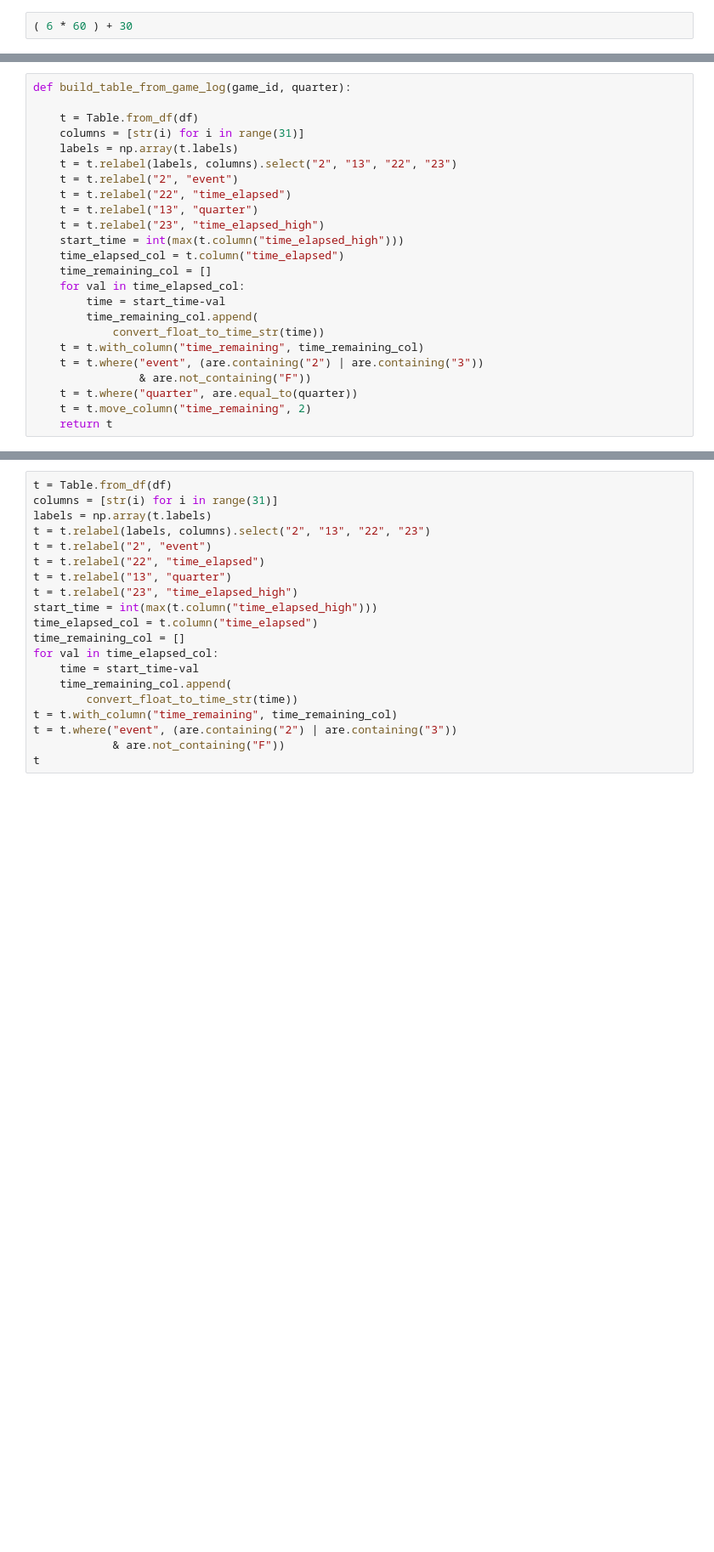
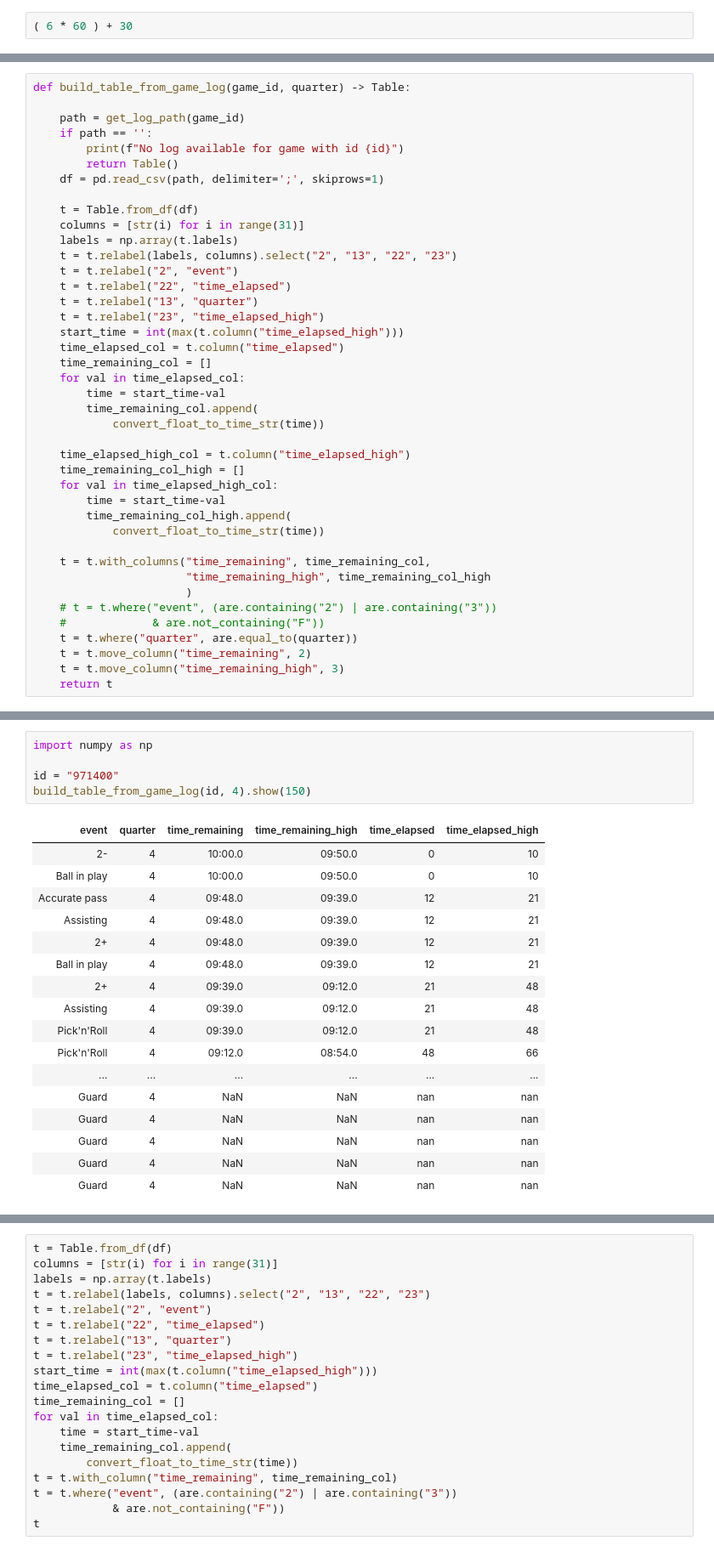
Before and after one commit to leharris3/nba-positions-videos-dataset, a Jupyter notebook: _.ipynb, the cells around one changed output, grey strips where cells are left out. Shown: that part at 85% size. Drawn from its saved outputs; the diff is of its cells as text; blank space fills up the shorter version.

```diff
--- a/_.ipynb
+++ b/_.ipynb
@@ -118,5 +120,11 @@ df = pd.read_csv(path, delimiter=';', skiprows=1)
 # %%
-def build_table_from_game_log(game_id, quarter):
+def build_table_from_game_log(game_id, quarter) -> Table:
+
+    path = get_log_path(game_id)
+    if path == '':
+        print(f"No log available for game with id {id}")
+        return Table()
+    df = pd.read_csv(path, delimiter=';', skiprows=1)
 
     t = Table.from_df(df)
     columns = [str(i) for i in range(31)]
@@ -133,9 +141,20 @@ def build_table_from_game_log(game_id, quarter):
         time = start_time-val
         time_remaining_col.append(
             convert_float_to_time_str(time))
-    t = t.with_column("time_remaining", time_remaining_col)
-    t = t.where("event", (are.containing("2") | are.containing("3"))
-                & are.not_containing("F"))
+
+    time_elapsed_high_col = t.column("time_elapsed_high")
+    time_remaining_col_high = []
+    for val in time_elapsed_high_col:
+        time = start_time-val
+        time_remaining_col_high.append(
+            convert_float_to_time_str(time))
+
+    t = t.with_columns("time_remaining", time_remaining_col,
+                       "time_remaining_high", time_remaining_col_high
+                       )
+    # t = t.where("event", (are.containing("2") | are.containing("3"))
+    #             & are.not_containing("F"))
     t = t.where("quarter", are.equal_to(quarter))
     t = t.move_column("time_remaining", 2)
+    t = t.move_column("time_remaining_high", 3)
     return t
@@ -157,0 +161,23 @@ build_table_from_game_log(id, 3)
+# %%
+import numpy as np
+
+id = "971400"
+build_table_from_game_log(id, 4).show(150)
+# %% [output]
+| event | quarter | time_remaining | time_remaining_high | time_elapsed | time_elapsed_high |
+| 2- | 4 | 10:00.0 | 09:50.0 | 0 | 10 |
+| Ball in play | 4 | 10:00.0 | 09:50.0 | 0 | 10 |
+| Accurate pass | 4 | 09:48.0 | 09:39.0 | 12 | 21 |
+| Assisting | 4 | 09:48.0 | 09:39.0 | 12 | 21 |
+| 2+ | 4 | 09:48.0 | 09:39.0 | 12 | 21 |
+| Ball in play | 4 | 09:48.0 | 09:39.0 | 12 | 21 |
+| 2+ | 4 | 09:39.0 | 09:12.0 | 21 | 48 |
+| Assisting | 4 | 09:39.0 | 09:12.0 | 21 | 48 |
+| Pick'n'Roll | 4 | 09:39.0 | 09:12.0 | 21 | 48 |
+| Pick'n'Roll | 4 | 09:12.0 | 08:54.0 | 48 | 66 |
+| ... | ... | ... | ... | ... | ... |
+| Guard | 4 | NaN | NaN | nan | nan |
+| Guard | 4 | NaN | NaN | nan | nan |
+| Guard | 4 | NaN | NaN | nan | nan |
+| Guard | 4 | NaN | NaN | nan | nan |
+| Guard | 4 | NaN | NaN | nan | nan |
```
Also changed, not shown: parts of 6 cells of this notebook, 1 other file.
